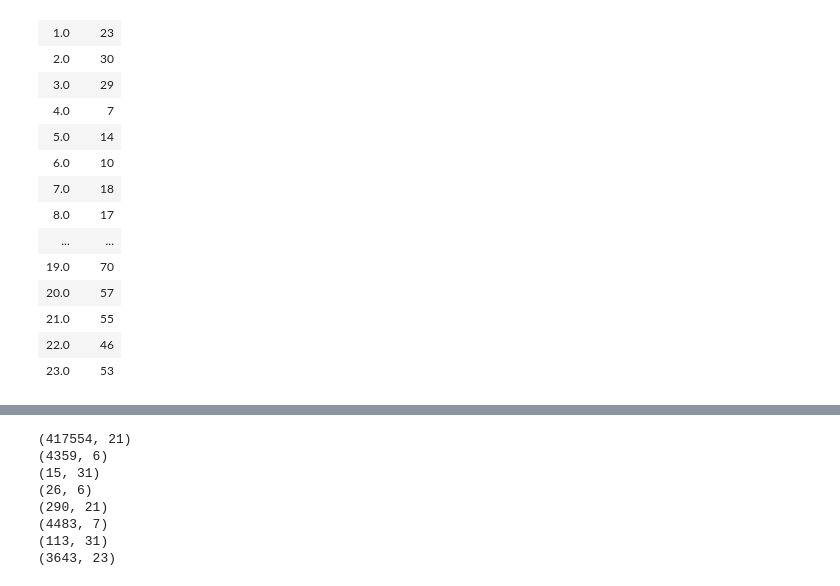
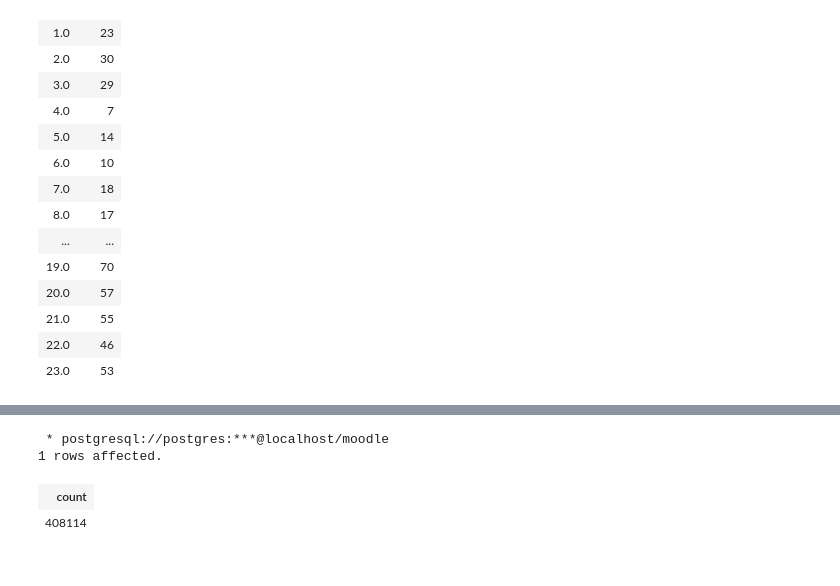
Before and after one commit to GETUCHALA20/Moodle-Educational-Data-Log-Analysis, a Jupyter notebook: moodle analysis.ipynb, the cells around one changed output, grey strips where cells are left out. Saved outputs shown, nothing was run; the diff lists cells and outputs as text; code cells hidden in the pictures.

```diff
--- a/moodle analysis.ipynb
+++ b/moodle analysis.ipynb
@@ -171,2 +117,0 @@ def create_pandas_table(sql_query, database = conn):
-# %%
-mdl_user = create_pandas_table("SELECT * FROM mdl_user;")
@@ -222,18 +118,9 @@ print(mdl_grade_grades.head())
-# %%
-print(mdl_logstore_standard_log.shape)
-print(mdl_context.shape)
-print(mdl_course.shape)
-print(mdl_modules.shape)
-print(mdl_course_modules.shape)
-print(mdl_course_modules_completion.shape)
-print(mdl_grade_items.shape)
-print(mdl_grade_grades.shape)
-# %% [output]
-(417554, 21)
-(4359, 6)
-(15, 31)
-(26, 6)
-(290, 21)
-(4483, 7)
-(113, 31)
-(3643, 23)
+# %%
+# Count Monthly usage time of learners who have confirmed and are not deleted
+%sql select count(*) from mdl_user as u,mdl_logstore_standard_log as ml where u.id = ml.userid and \
+u.confirmed = 1 and u.deleted = 0;
+# %% [output]
+ * postgresql://postgres:***@localhost/moodle
+1 rows affected.
+| count |
+| 408114 |
```
Also changed, not shown: parts of 25 cells of this notebook.
